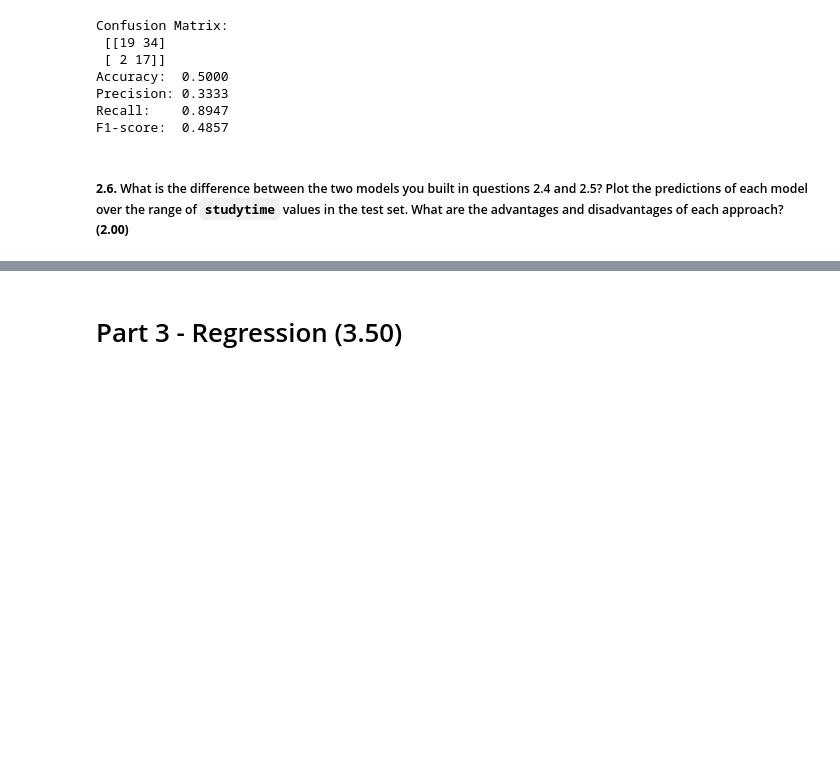
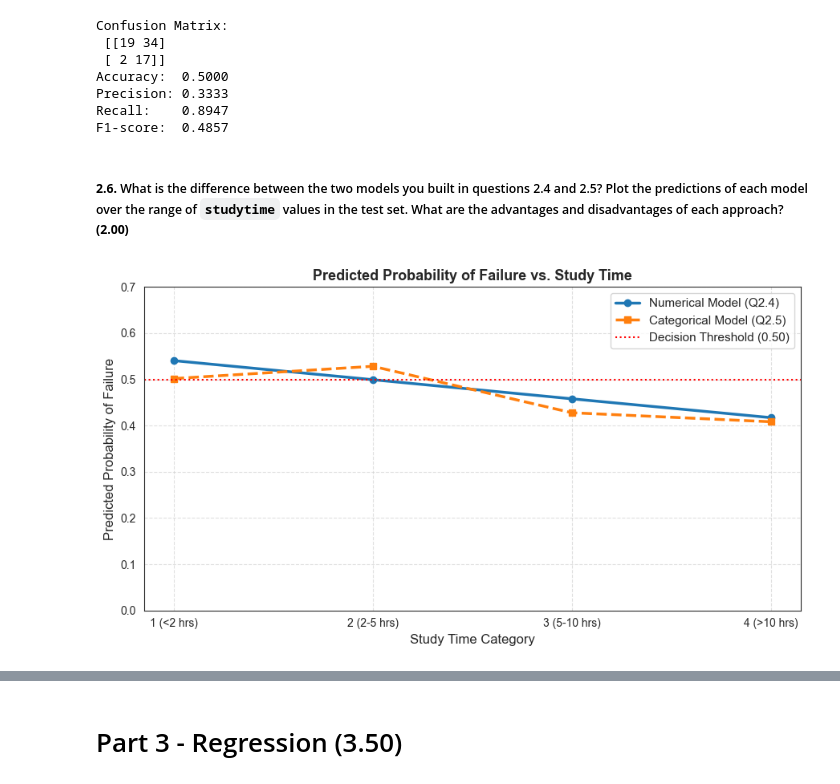
Before and after one commit to henri-0209/Project-AInt, a Jupyter notebook: Assignment 1/Assignment 1 26-27.ipynb, the cells around one changed output, grey strips where cells are left out. Saved outputs shown, nothing was run; the diff lists cells and outputs as text; code cells hidden in the pictures; blank space fills up the shorter version.

```diff
--- a/Assignment 1/Assignment 1 26-27.ipynb
+++ b/Assignment 1/Assignment 1 26-27.ipynb
@@ -372,3 +372,86 @@ Recall:    0.8947
 F1-score:  0.4857
 # %% [markdown]
 ##### **2.6.** What is the difference between the two models you built in questions 2.4 and 2.5? Plot the predictions of each model over the range of `studytime` values in the test set. What are the advantages and disadvantages of each approach? **(2.00)**
+# %%
+import matplotlib.pyplot as plt
+import numpy as np
+import pandas as pd
+from sklearn.linear_model import LogisticRegression
+from sklearn.model_selection import train_test_split
+
+# 1. Load data and setup stratified split
+df = pd.read_csv("mathematics_grades.csv")
+df["school_result"] = df["school"].astype(str) + "_" + df["failed"].astype(str)
+
+# --- Numerical Model (Q2.4) ---
+train_num, test_num = train_test_split(
+    df, test_size=0.20, random_state=42, stratify=df["school_result"]
+)
+model_num = LogisticRegression(class_weight="balanced", random_state=42)
+model_num.fit(train_num[["studytime"]], train_num["failed"])
+
+# --- Categorical Model (Q2.5) ---
+df_cat = pd.get_dummies(
+    df, columns=["studytime"], prefix="studytime", drop_first=True
+)
+df_cat["school_result"] = df_cat["school"].astype(str) + "_" + df_cat["failed"].astype(str)
+train_cat, test_cat = train_test_split(
+    df_cat, test_size=0.20, random_state=42, stratify=df_cat["school_result"]
+)
+
+feature_cols = [c for c in train_cat.columns if c.startswith("studytime_")]
+model_cat = LogisticRegression(class_weight="balanced", random_state=42)
+model_cat.fit(train_cat[feature_cols], train_cat["failed"])
+
+# --- Compute predicted failure probabilities across studytime range [1, 2, 3, 4] ---
+studytime_vals = np.array([1, 2, 3, 4])
+prob_num = model_num.predict_proba(studytime_vals.reshape(-1, 1))[:, 1]
+
+cat_inputs = pd.DataFrame(
+    {
+        "studytime_2": [0, 1, 0, 0],
+        "studytime_3": [0, 0, 1, 0],
+        "studytime_4": [0, 0, 0, 1],
+    }
+)
+prob_cat = model_cat.predict_proba(cat_inputs)[:, 1]
+
+# --- Plotting the predictions ---
+plt.figure(figsize=(9, 5))
+plt.plot(
+    studytime_vals,
+    prob_num,
+    marker="o",
+    linewidth=2.5,
+    label="Numerical Model (Q2.4)",
+    color="#1f77b4",
+)
+plt.plot(
+    studytime_vals,
+    prob_cat,
+    marker="s",
+    linewidth=2.5,
+    linestyle="--",
+    label="Categorical Model (Q2.5)",
+    color="#ff7f0e",
+)
+plt.axhline(0.5, color="red", linestyle=":", label="Decision Threshold (0.50)")
+
+plt.xticks(
+    [1, 2, 3, 4], ["1 (<2 hrs)", "2 (2-5 hrs)", "3 (5-10 hrs)", "4 (>10 hrs)"]
+)
+plt.xlabel("Study Time Category", fontsize=12)
+plt.ylabel("Predicted Probability of Failure", fontsize=12)
+plt.title(
+    "Predicted Probability of Failure vs. Study Time",
+    fontsize=13,
+    fontweight="bold",
+)
+plt.grid(True, linestyle="--", alpha=0.6)
+plt.legend(fontsize=11)
+plt.ylim(0, 0.7)
+
+plt.tight_layout()
+plt.show()
+# %% [output]
+[figure, added]
```
Also changed, not shown: parts of 1 cell of this notebook.
